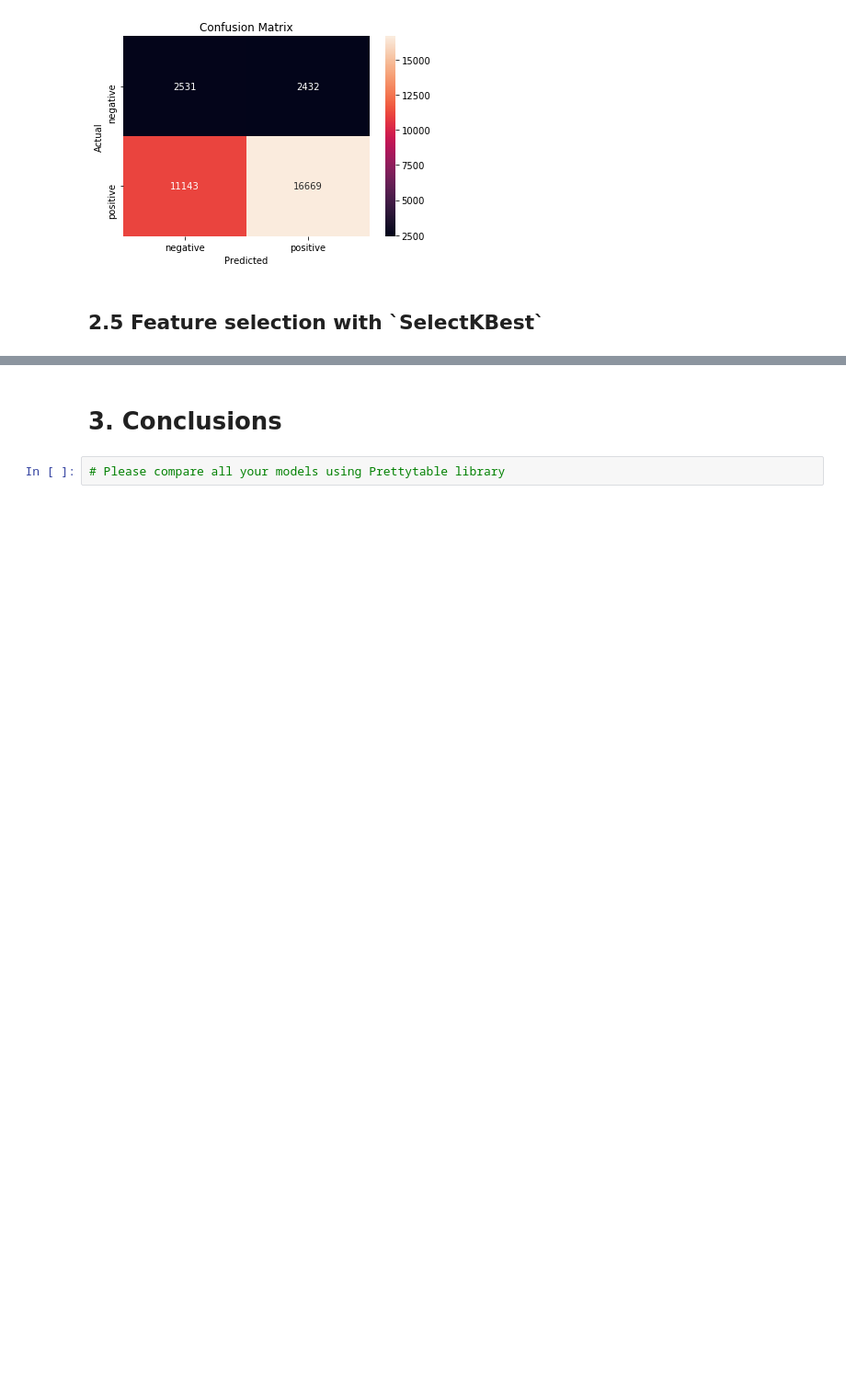
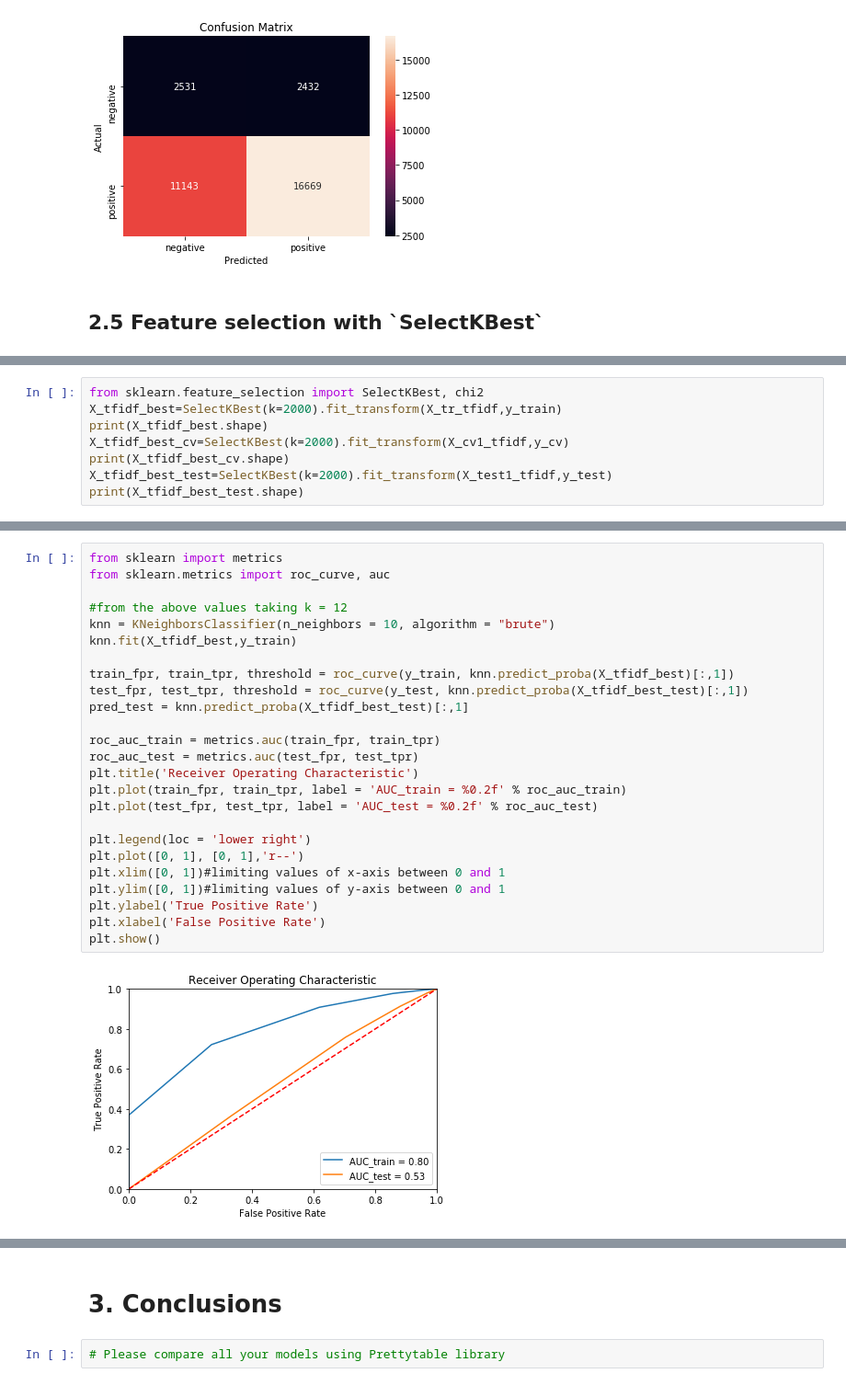
Before and after one commit to manasa-rajesh/DonorsChoose, a Jupyter notebook: 3_DonorsChoose_KNN.ipynb, the cells around one changed output, grey strips where cells are left out. Shown at 92% size. Drawn from its saved outputs; the diff is of its cells as text; blank space fills up the shorter version.

```diff
--- a/3_DonorsChoose_KNN.ipynb
+++ b/3_DonorsChoose_KNN.ipynb
@@ -2133,0 +2132,8 @@ from sklearn.feature_selection import SelectKBest, chi2, f_regression
+# %%
+from sklearn.feature_selection import SelectKBest, chi2
+X_tfidf_best=SelectKBest(k=2000).fit_transform(X_tr_tfidf,y_train)
+print(X_tfidf_best.shape)
+X_tfidf_best_cv=SelectKBest(k=2000).fit_transform(X_cv1_tfidf,y_cv)
+print(X_tfidf_best_cv.shape)
+X_tfidf_best_test=SelectKBest(k=2000).fit_transform(X_test1_tfidf,y_test)
+print(X_tfidf_best_test.shape)
@@ -2133,0 +2202,27 @@ from sklearn.feature_selection import SelectKBest, chi2, f_regression
+# %%
+from sklearn import metrics
+from sklearn.metrics import roc_curve, auc
+
+#from the above values taking k = 12
+knn = KNeighborsClassifier(n_neighbors = 10, algorithm = "brute")
+knn.fit(X_tfidf_best,y_train)
+
+train_fpr, train_tpr, threshold = roc_curve(y_train, knn.predict_proba(X_tfidf_best)[:,1])
+test_fpr, test_tpr, threshold = roc_curve(y_test, knn.predict_proba(X_tfidf_best_test)[:,1])
+pred_test = knn.predict_proba(X_tfidf_best_test)[:,1]
+
+roc_auc_train = metrics.auc(train_fpr, train_tpr)
+roc_auc_test = metrics.auc(test_fpr, test_tpr)
+plt.title('Receiver Operating Characteristic')
+plt.plot(train_fpr, train_tpr, label = 'AUC_train = %0.2f' % roc_auc_train)
+plt.plot(test_fpr, test_tpr, label = 'AUC_test = %0.2f' % roc_auc_test)
+
+plt.legend(loc = 'lower right')
+plt.plot([0, 1], [0, 1],'r--')
+plt.xlim([0, 1])#limiting values of x-axis between 0 and 1
+plt.ylim([0, 1])#limiting values of y-axis between 0 and 1
+plt.ylabel('True Positive Rate')
+plt.xlabel('False Positive Rate')
+plt.show()
+# %% [output]
+[figure, added]
```
Also changed, not shown: parts of 27 cells of this notebook.
